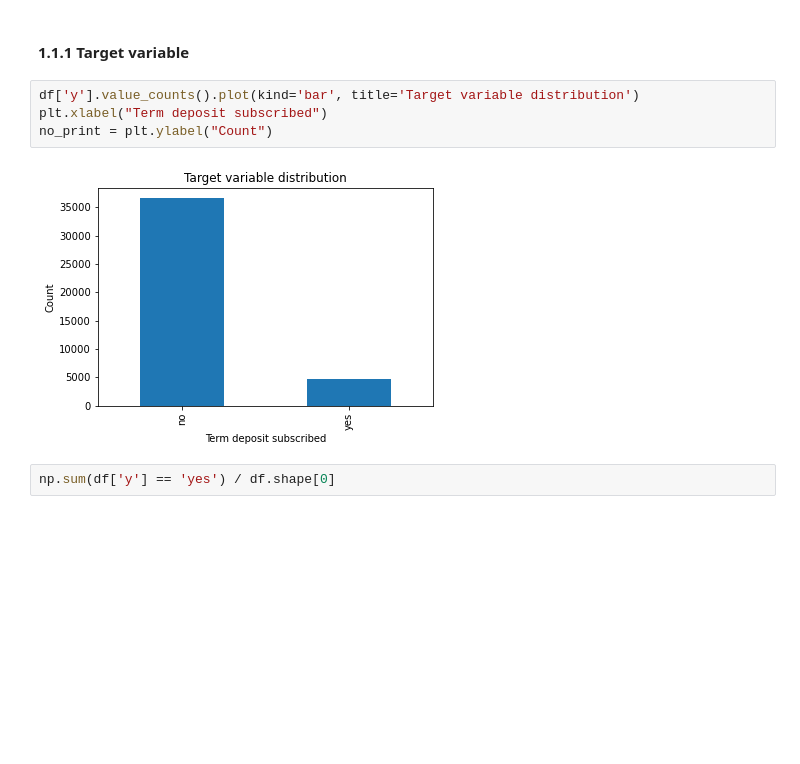
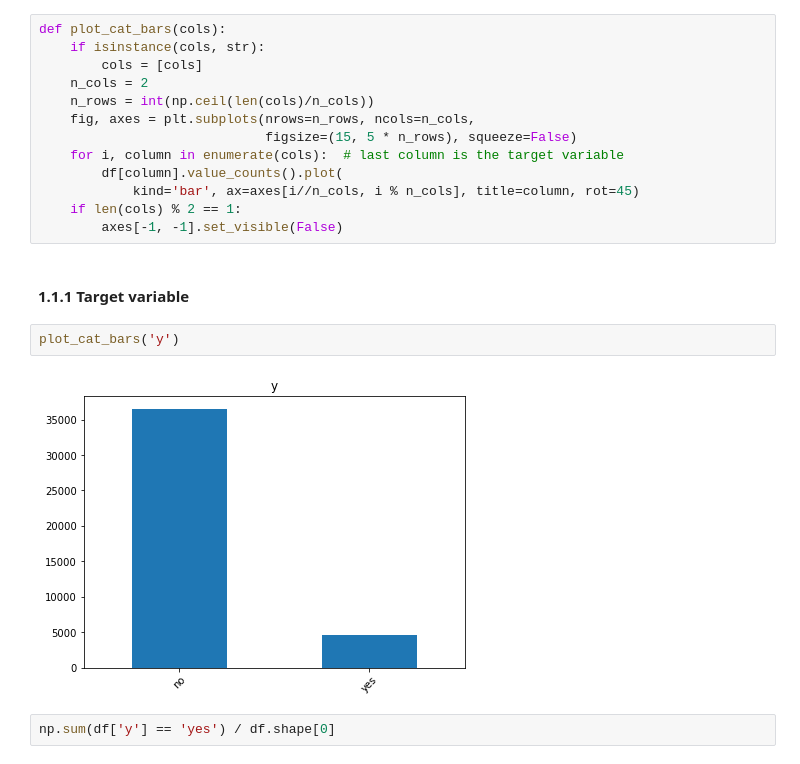
Before and after one commit to gouzmi/Bank-Telemarketing, a Jupyter notebook: Analyse.ipynb, the cells around one changed output. Cells and saved outputs as stored; diff of their text form; blank space fills up the shorter version.

```diff
--- a/Analyse.ipynb
+++ b/Analyse.ipynb
@@ -95,11 +97,22 @@ df = df.replace('unknown', np.nan)
+# %%
+def plot_cat_bars(cols):
+    if isinstance(cols, str):
+        cols = [cols]
+    n_cols = 2
+    n_rows = int(np.ceil(len(cols)/n_cols))
+    fig, axes = plt.subplots(nrows=n_rows, ncols=n_cols,
+                             figsize=(15, 5 * n_rows), squeeze=False)
+    for i, column in enumerate(cols):  # last column is the target variable
+        df[column].value_counts().plot(
+            kind='bar', ax=axes[i//n_cols, i % n_cols], title=column, rot=45)
+    if len(cols) % 2 == 1:
+        axes[-1, -1].set_visible(False)
 # %% [markdown]
 #### 1.1.1 Target variable
-# %%
-df['y'].value_counts().plot(kind='bar', title='Target variable distribution')
-plt.xlabel("Term deposit subscribed")
-no_print = plt.ylabel("Count")
-# %% [output]
-[figure, removed]
+# %%
+plot_cat_bars('y')
+# %% [output]
+[figure, added]
 # %%
 np.sum(df['y'] == 'yes') / df.shape[0]
 # %% [output]
```
Also changed, not shown: parts of 35 cells of this notebook.
